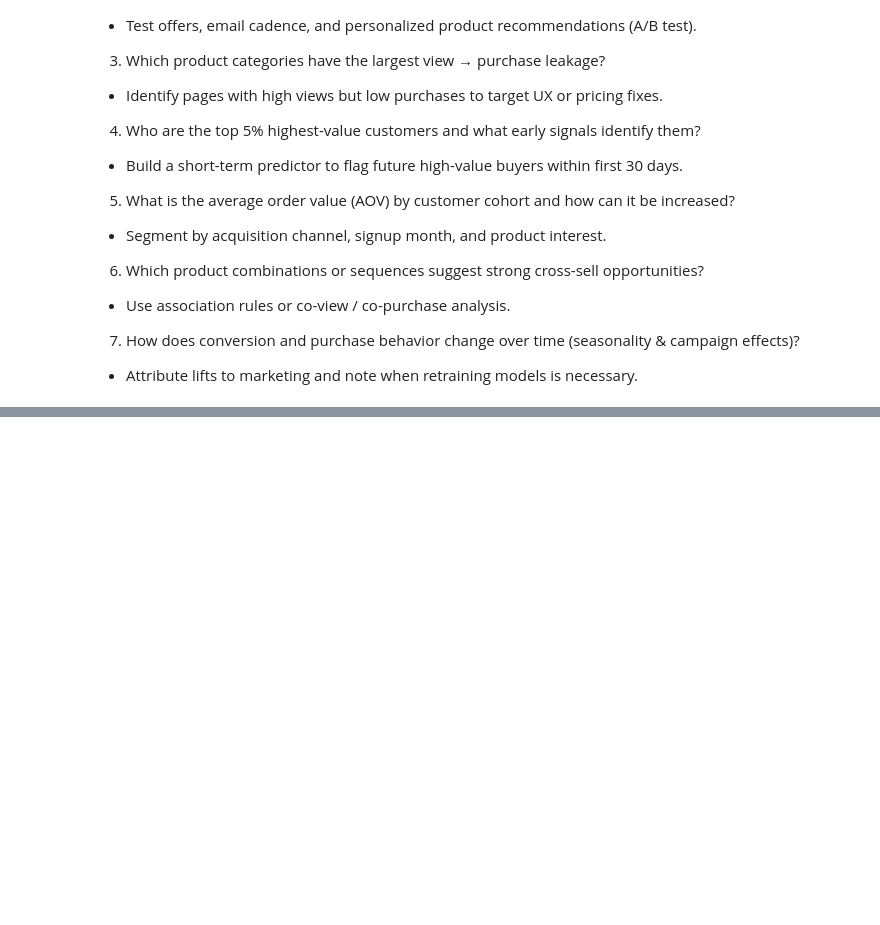
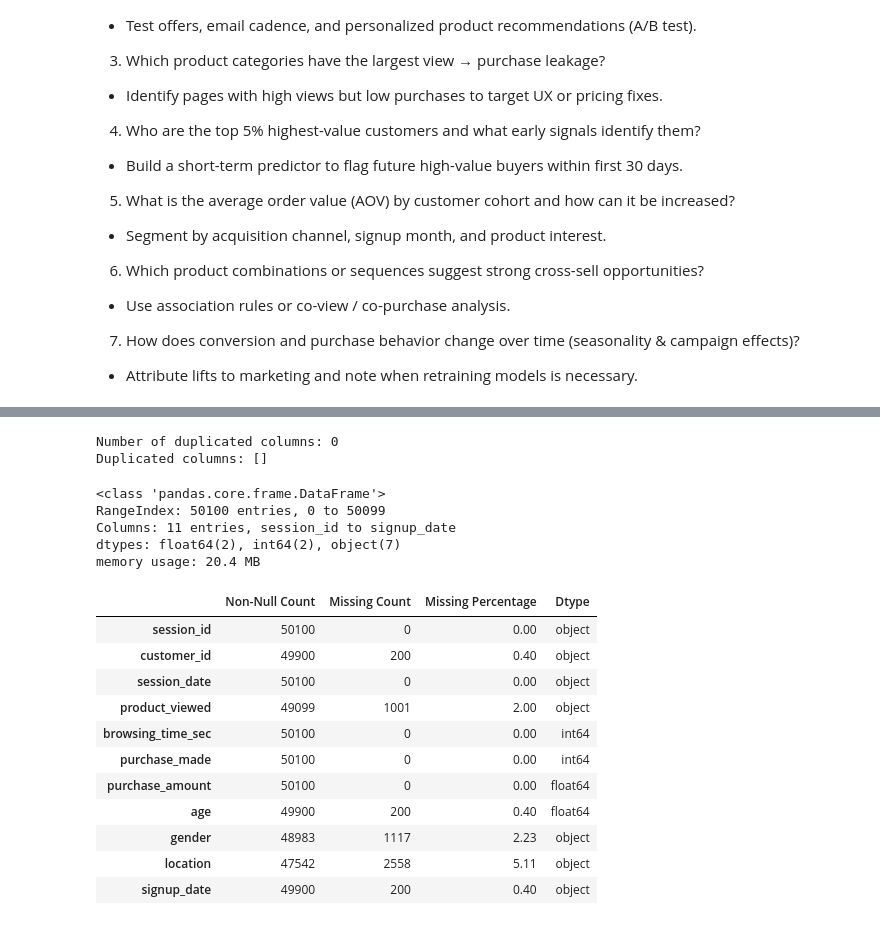
Before and after one commit to EfyaDufie2020/Analyzing-Customer-Behavior-for-E-commerce-Insights, a Jupyter notebook: E-commerce.ipynb, the cells around one changed output, grey strips where cells are left out. Drawn from its saved outputs; the diff is of its cells as text; code cells hidden in the pictures; blank space fills up the shorter version.

Commit message:
Data Understanding & Preparation

```diff
--- a/E-commerce.ipynb
+++ b/E-commerce.ipynb
@@ -133,0 +241,20 @@ Customers with long recency (no recent purchase) and low session frequency are m
+# %%
+# Path of session csv file
+file_path = '../Analyzing-Customer-Behavior-for-E-commerce-Insights/Data/sessions.csv'
+
+# Check if the file exists at the specified path
+if os.path.exists(file_path):
+    print("File exists at the specified path.")
+    try:
+        # Read the Excel file into a pandas DataFrame
+        df_sessions = pd.read_csv(file_path)
+
+    except FileNotFoundError as e:
+        print(f"FileNotFoundError: {e}")
+    except Exception as e:
+        print(f"An error occurred: {e}")
+else:
+    print("File does not exist at the specified path.")
+
+# Display the DataFrame
+df_sessions.head()
@@ -133,0 +272,2 @@ Customers with long recency (no recent purchase) and low session frequency are m
+# %%
+df_final = df_sessions.merge(df_customers, how='left', on='customer_id', suffixes=('_df_sessions','_df_customers'))
@@ -133,0 +363,54 @@ Customers with long recency (no recent purchase) and low session frequency are m
+# %%
+# Check for duplicated columns
+
+# Transpose the DataFrame and check for duplicated columns
+duplicated_columns = df_final.T.duplicated()
+
+# Get the list of duplicated column names
+duplicate_col_names = df_final.columns[duplicated_columns]
+
+# Display the number and names of duplicated columns
+print(f"Number of duplicated columns: {duplicated_columns.sum()}")
+print(f"Duplicated columns: {list(duplicate_col_names)}")
+
+# Optional: Drop duplicated columns if needed
+# df_final = df_final.loc[:, ~duplicated_columns]
+# %% [output]
+Number of duplicated columns: 0
+Duplicated columns: []
+# %%
+# Check the datatype and the number of columns for customers data set
+
+df_final.info(verbose=False, memory_usage='deep')
+
+missing_counts = df_final.isna().sum()
+non_null_counts = df_final.notna().sum()
+dtype_info = df_final.dtypes
+
+df_finalinfo = pd.DataFrame({
+    "Non-Null Count": non_null_counts,
+    "Missing Count": missing_counts,
+    "Missing Percentage": round((missing_counts / len(df_final)) * 100, 2),
+    "Dtype": dtype_info
+})
+
+# Display results
+df_finalinfo
+# %% [output]
+<class 'pandas.core.frame.DataFrame'>
+RangeIndex: 50100 entries, 0 to 50099
+Columns: 11 entries, session_id to signup_date
+dtypes: float64(2), int64(2), object(7)
+memory usage: 20.4 MB
+|  | Non-Null Count | Missing Count | Missing Percentage | Dtype |
+| session_id | 50100 | 0 | 0.00 | object |
+| customer_id | 49900 | 200 | 0.40 | object |
+| session_date | 50100 | 0 | 0.00 | object |
+| product_viewed | 49099 | 1001 | 2.00 | object |
+| browsing_time_sec | 50100 | 0 | 0.00 | int64 |
+| purchase_made | 50100 | 0 | 0.00 | int64 |
+| purchase_amount | 50100 | 0 | 0.00 | float64 |
+| age | 49900 | 200 | 0.40 | float64 |
+| gender | 48983 | 1117 | 2.23 | object |
+| location | 47542 | 2558 | 5.11 | object |
+| signup_date | 49900 | 200 | 0.40 | object |
```
Also changed, not shown: parts of 13 cells of this notebook, 2 other files.
